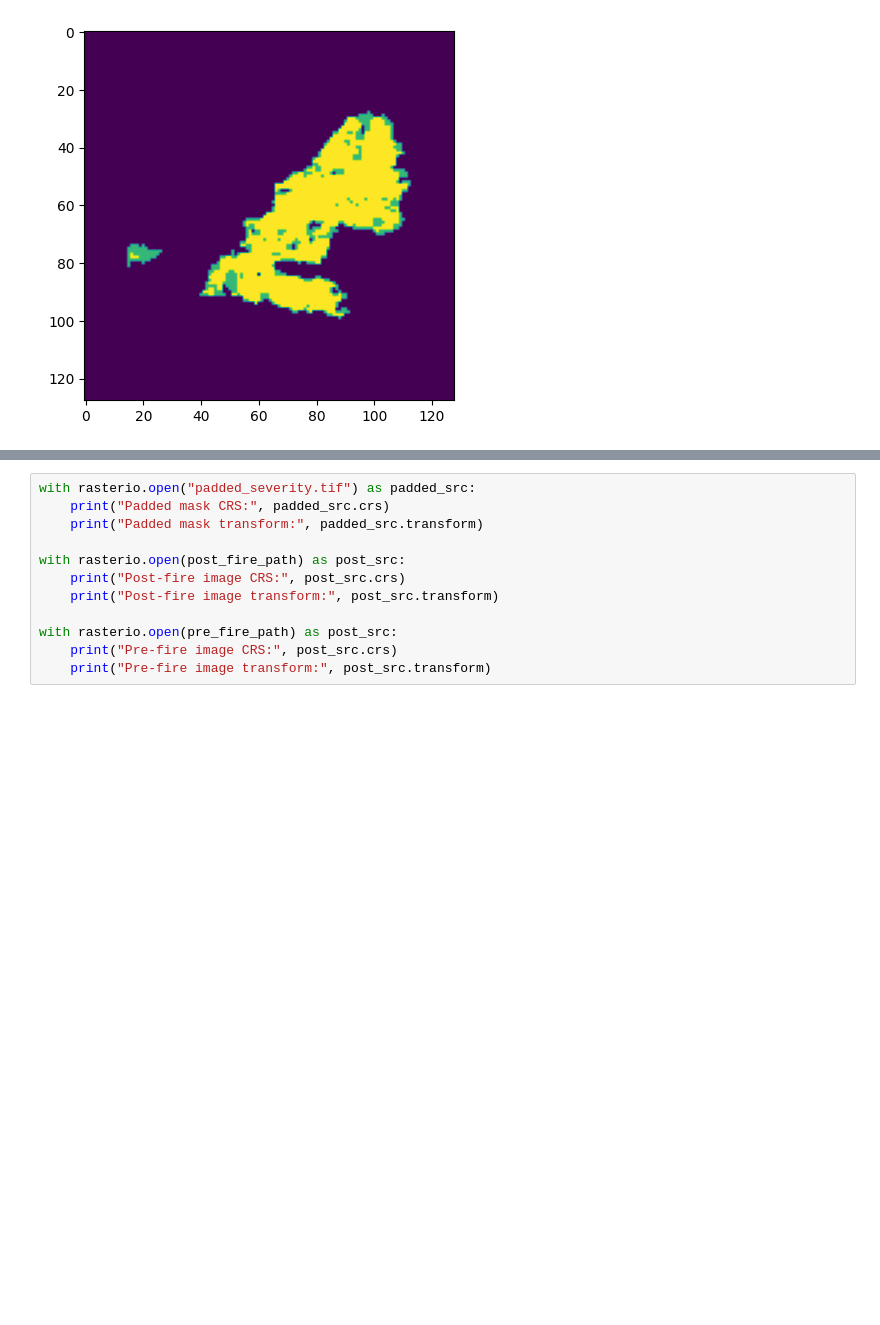
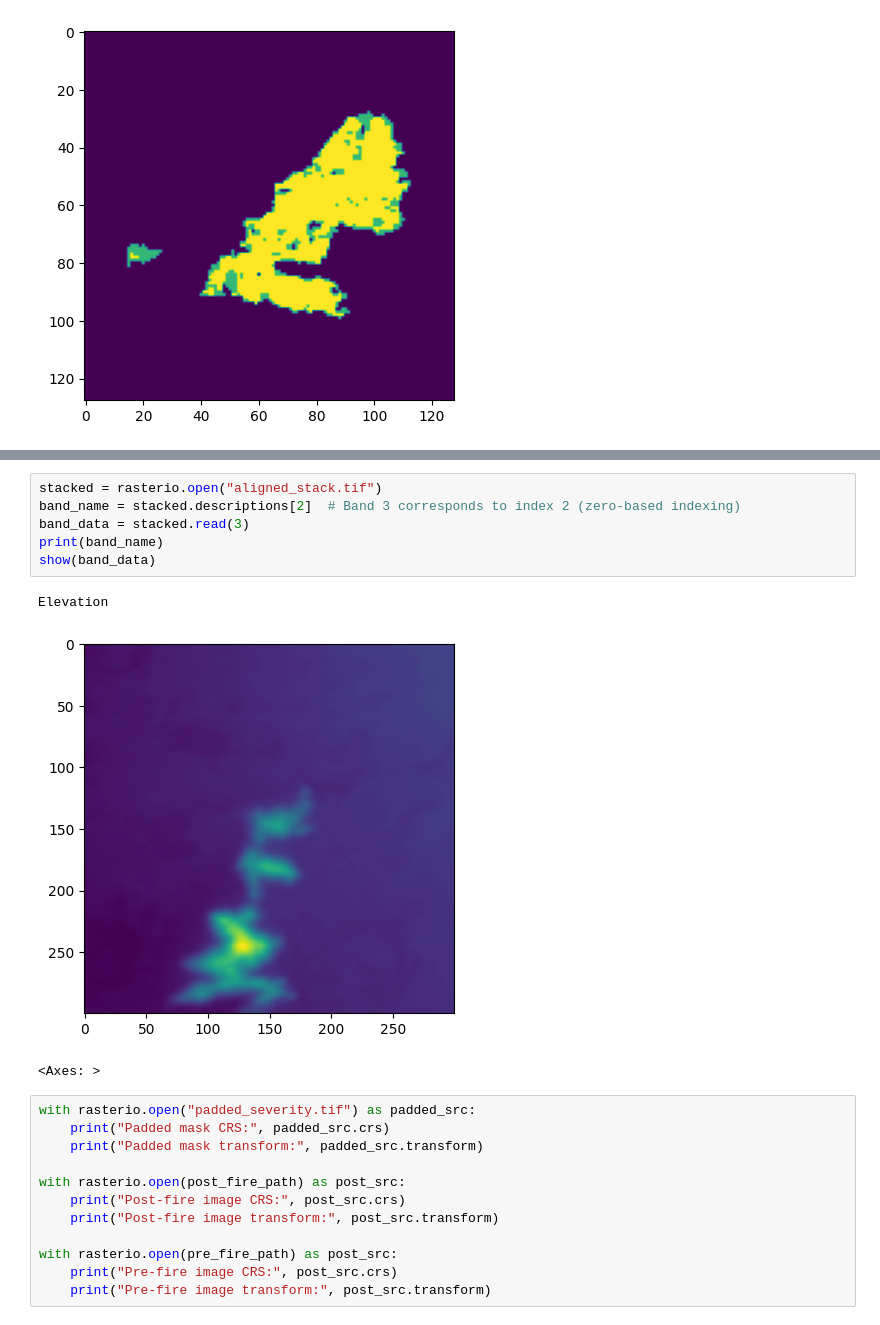
Before and after one commit to abbystokes/wildfire-risk-ml, a Jupyter notebook: data_preprocessing.ipynb, the cells around one changed output, grey strips where cells are left out. Cells and saved outputs as stored; diff of their text form; blank space fills up the shorter version.

Commit message:
create stacked tif

```diff
--- a/data_preprocessing.ipynb
+++ b/data_preprocessing.ipynb
@@ -168,3 +323,13 @@ Affine(0.00026949458523585647, 0.0, -71.65187284958334,
+# %%
+stacked = rasterio.open("aligned_stack.tif")
+band_name = stacked.descriptions[2]  # Band 3 corresponds to index 2 (zero-based indexing)
+band_data = stacked.read(3)
+print(band_name)
+show(band_data)
+# %% [output]
+Elevation
+[figure, added]
+<Axes: >
 # %%
 with rasterio.open("padded_severity.tif") as padded_src:
     print("Padded mask CRS:", padded_src.crs)
```
Also changed, not shown: parts of 9 cells of this notebook.
